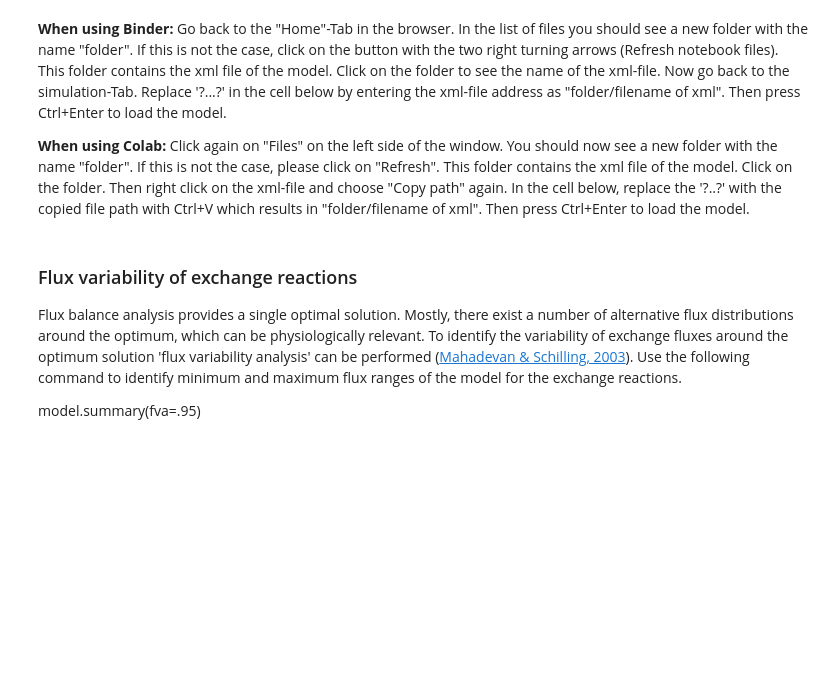
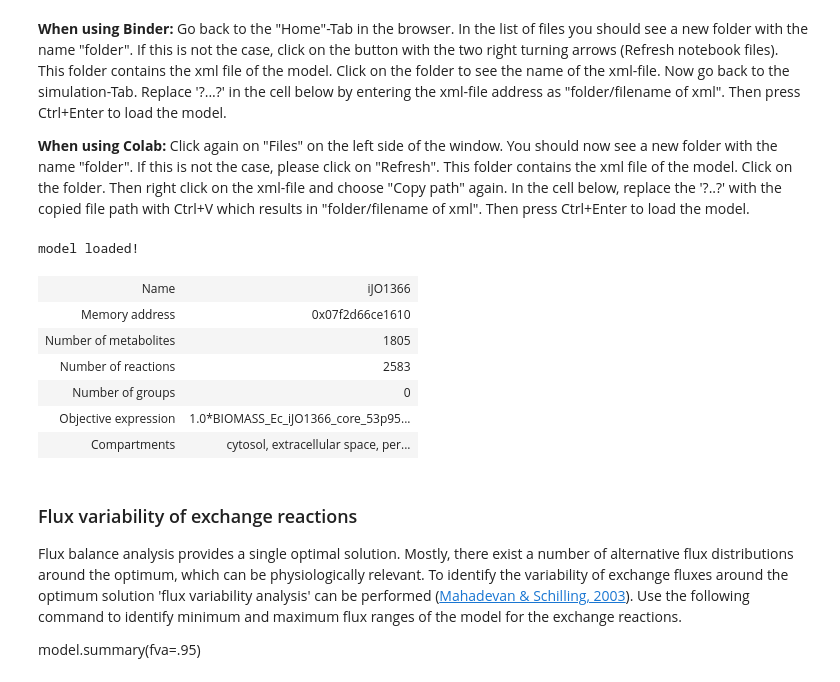
Before and after one commit to uliebal/RecExpSim, a Jupyter notebook: 2001_QuantMiBi1_CobraPy_SimVal.ipynb, the cells around one changed output. Saved outputs shown, nothing was run; the diff lists cells and outputs as text; code cells hidden in the pictures; blank space fills up the shorter version.

```diff
--- a/2001_QuantMiBi1_CobraPy_SimVal.ipynb
+++ b/2001_QuantMiBi1_CobraPy_SimVal.ipynb
@@ -114,11 +128,20 @@ Click again on "Files" on the left side of the window. You should now see a new
 # %%
 from IPython.utils import io
 # suppress output, because hundreds of warnings are generated
 with io.capture_output() as captured:
   # generating cobra variable from SBML/xml file
-  model = read_sbml_model('folder/?..?'); # isn't cobra missing in the command?
+  model = read_sbml_model('iJO1366.xml.gz'); # isn't cobra missing in the command?
 print('model loaded!')
 model
+# %% [output]
+model loaded!
+| Name | iJO1366 |
+| Memory address | 0x07f2d66ce1610 |
+| Number of metabolites | 1805 |
+| Number of reactions | 2583 |
+| Number of groups | 0 |
+| Objective expression | 1.0*BIOMASS_Ec_iJO1366_core_53p95... |
+| Compartments | cytosol, extracellular space, per... |
 # %% [markdown]
 ### Flux variability of exchange reactions
 
```
Also changed, not shown: parts of 8 cells of this notebook, 1 other file.
